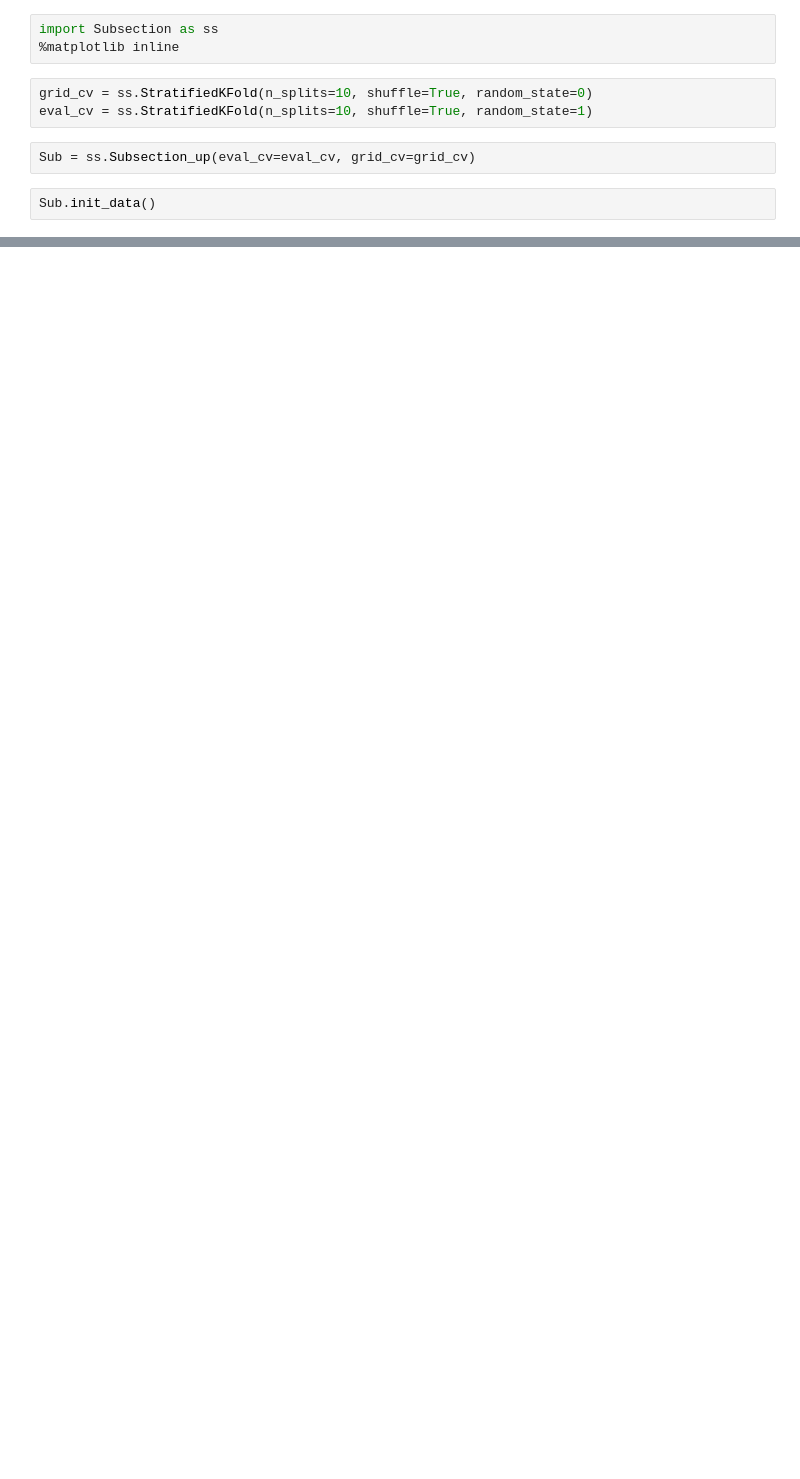
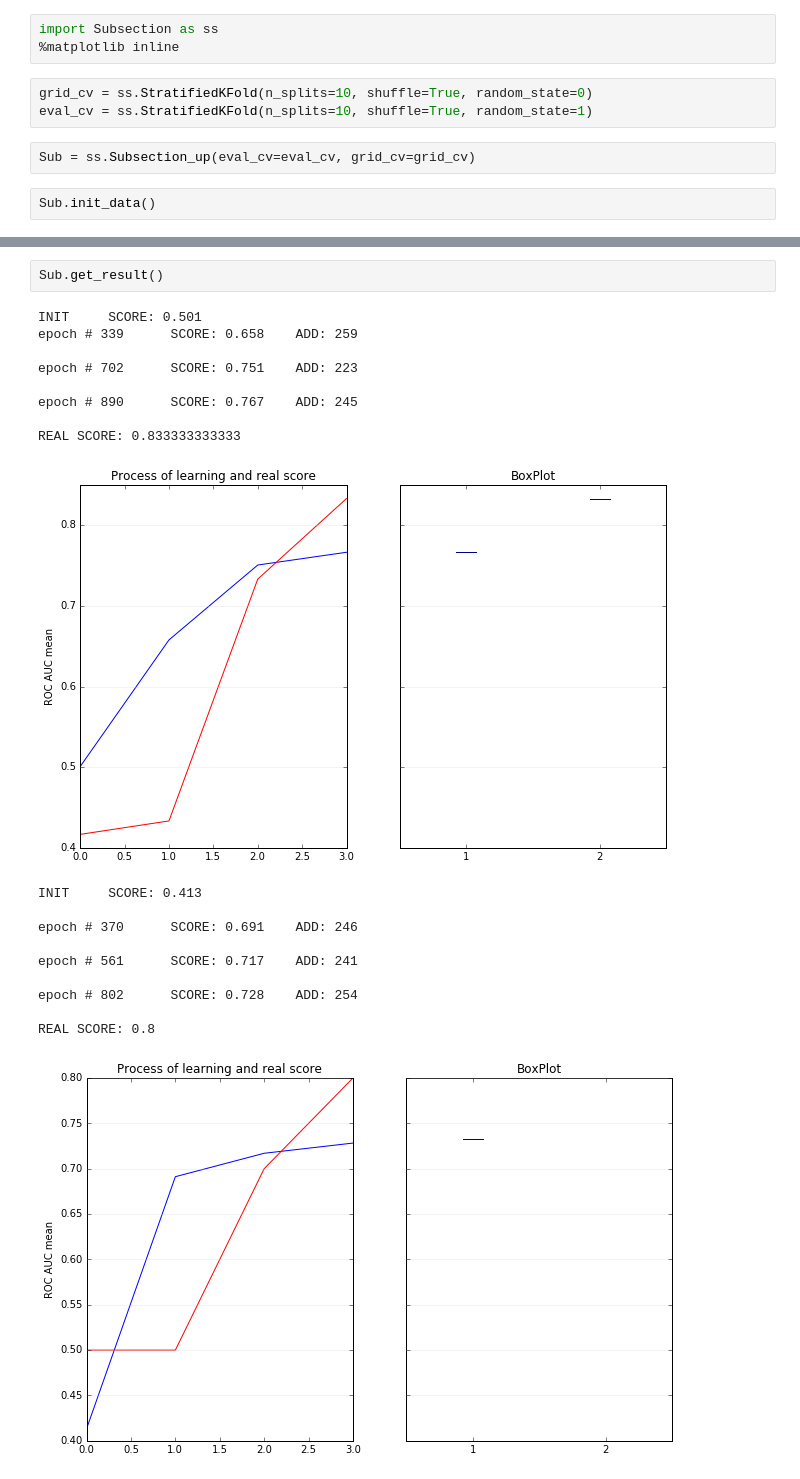
Before and after one commit to Tismoney/PRNI2016, a Jupyter notebook: Subsection/Test#5.ipynb, the cells around one changed output, grey strips where cells are left out. Cells and saved outputs as stored; diff of their text form; blank space fills up the shorter version.

```diff
--- a/Subsection/Test#5.ipynb
+++ b/Subsection/Test#5.ipynb
@@ -227,0 +223,22 @@ REAL SCORE: 0.425
+# %%
+Sub.get_result()
+# %% [output]
+INIT     SCORE: 0.501
+epoch # 339      SCORE: 0.658    ADD: 259
+
+epoch # 702      SCORE: 0.751    ADD: 223
+
+epoch # 890      SCORE: 0.767    ADD: 245
+
+REAL SCORE: 0.833333333333
+[figure, added]
+INIT     SCORE: 0.413
+
+epoch # 370      SCORE: 0.691    ADD: 246
+
+epoch # 561      SCORE: 0.717    ADD: 241
+
+epoch # 802      SCORE: 0.728    ADD: 254
+
+REAL SCORE: 0.8
+[figure, added]
```
Also changed, not shown: parts of 8 cells of this notebook, 1 other file.
